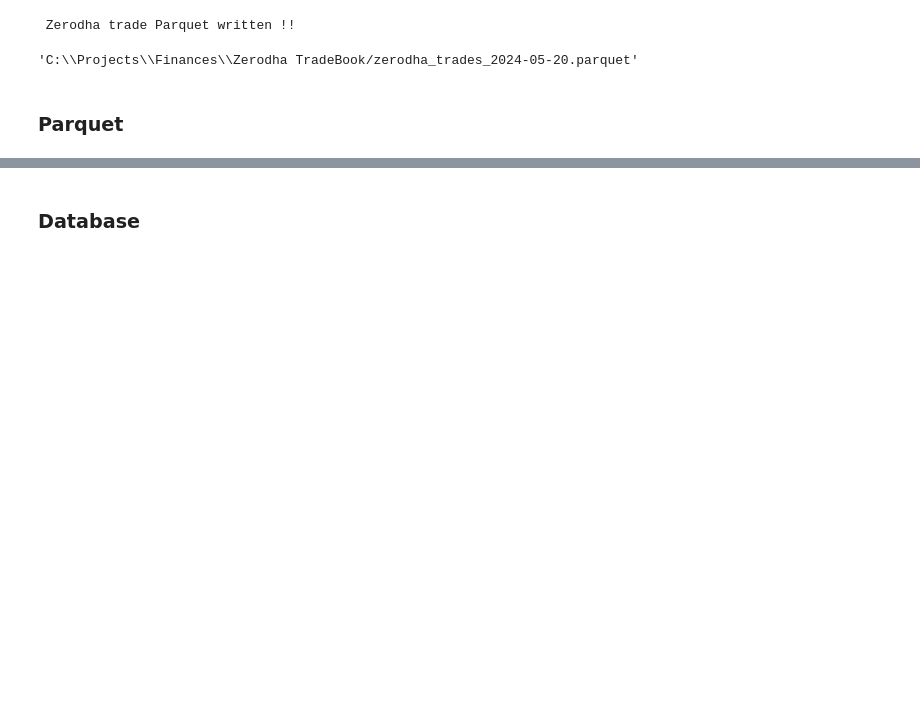
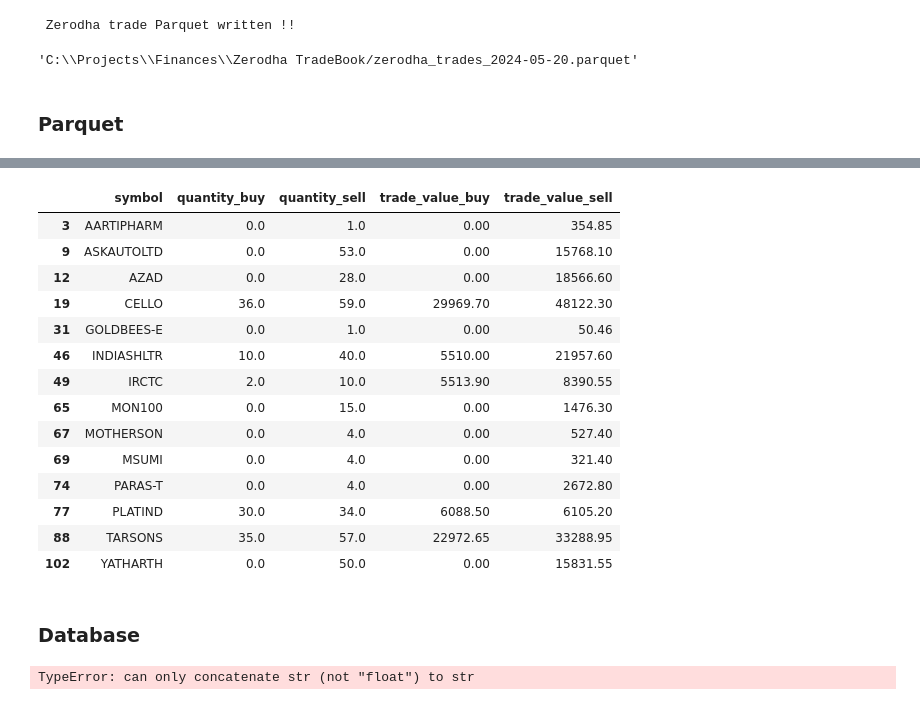
Before and after one commit to Spyder96/data-mnp, a Jupyter notebook: a_zerodha/zerodha.ipynb, the cells around one changed output, grey strips where cells are left out. Saved outputs shown, nothing was run; the diff lists cells and outputs as text; code cells hidden in the pictures; blank space fills up the shorter version.

```diff
--- a/a_zerodha/zerodha.ipynb
+++ b/a_zerodha/zerodha.ipynb
@@ -135,0 +89,8 @@ zerodha_df.groupby(['symbol','trade_type'])[[ 'trade_value']].agg("sum")
+# %%
+af = zerodha_df.groupby(['trade_date','symbol','trade_type'])[[ 'trade_value','quantity']].agg("sum").reset_index()
+zerodha_pivot = pd.pivot_table( af ,index =['symbol'],values=['trade_value','quantity'], columns=['trade_type'], aggfunc='sum', fill_value=0).reset_index()
+zerodha_pivot.columns
+zerodha_pivot_cols  = [f"{i}_{j}" if j else f"{i}" for i , j in zerodha_pivot.columns]
+#zerodha_pivot_cols
+#zerodha_pivot_cols = ['_'.join(col).strip() for col in zerodha_pivot.columns.values]
+zerodha_pivot.columns = zerodha_pivot_cols
@@ -136,3 +112,21 @@ zerodha_df.groupby(['symbol','trade_type'])[[ 'trade_value']].agg("sum")
+# %%
+zerodha_pivot[zerodha_pivot['quantity_sell'] > zerodha_pivot['quantity_buy']]
+# %% [output]
+|  | symbol | quantity_buy | quantity_sell | trade_value_buy | trade_value_sell |
+| 3 | AARTIPHARM | 0.0 | 1.0 | 0.00 | 354.85 |
+| 9 | ASKAUTOLTD | 0.0 | 53.0 | 0.00 | 15768.10 |
+| 12 | AZAD | 0.0 | 28.0 | 0.00 | 18566.60 |
+| 19 | CELLO | 36.0 | 59.0 | 29969.70 | 48122.30 |
+| 31 | GOLDBEES-E | 0.0 | 1.0 | 0.00 | 50.46 |
+| 46 | INDIASHLTR | 10.0 | 40.0 | 5510.00 | 21957.60 |
+| 49 | IRCTC | 2.0 | 10.0 | 5513.90 | 8390.55 |
+| 65 | MON100 | 0.0 | 15.0 | 0.00 | 1476.30 |
+| 67 | MOTHERSON | 0.0 | 4.0 | 0.00 | 527.40 |
+| 69 | MSUMI | 0.0 | 4.0 | 0.00 | 321.40 |
+| 74 | PARAS-T | 0.0 | 4.0 | 0.00 | 2672.80 |
+| 77 | PLATIND | 30.0 | 34.0 | 6088.50 | 6105.20 |
+| 88 | TARSONS | 35.0 | 57.0 | 22972.65 | 33288.95 |
+| 102 | YATHARTH | 0.0 | 50.0 | 0.00 | 15831.55 |
 # %% [markdown]
 ### Database
 # %%
@@ -147,0 +144,4 @@ connection.close()
+# %%
+np.cumsum()
+# %% [output]
+TypeError: can only concatenate str (not "float") to str
```
Also changed, not shown: parts of 31 cells of this notebook, 5 other files.
